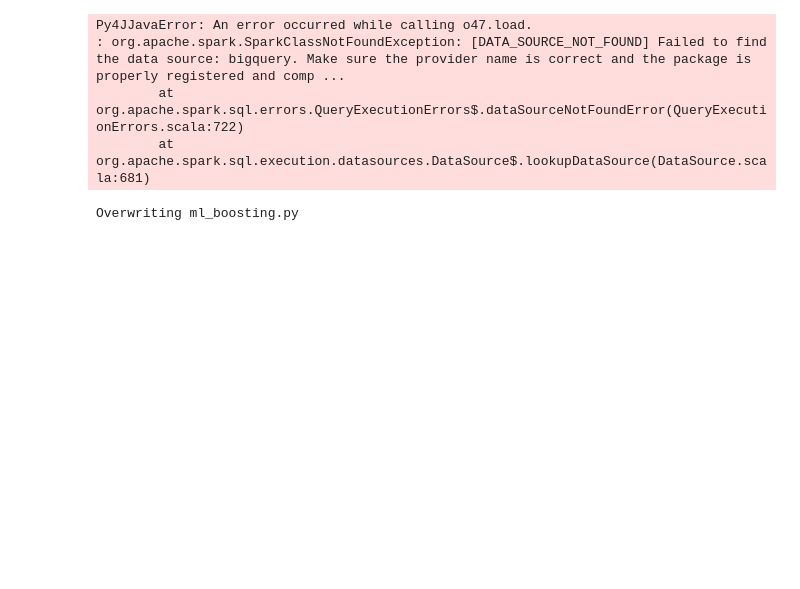
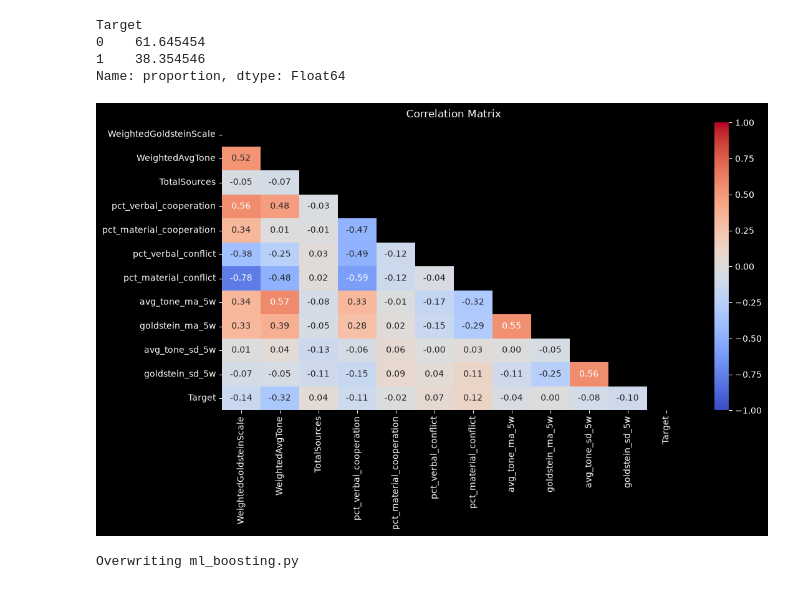
Before and after one commit to MarcoGennaro01/etl_pipeline_gdelt_data, a Jupyter notebook: notebooks/ml.ipynb, the cells around one changed output. Drawn from its saved outputs; the diff is of its cells as text; code cells hidden in the pictures; blank space fills up the shorter version.

```diff
--- a/notebooks/ml.ipynb
+++ b/notebooks/ml.ipynb
@@ -1,8 +1,11 @@
 # %%
-from pyspark.sql import SparkSession
-import time
+from google.cloud import bigquery
 import os
 from dotenv import load_dotenv
+import seaborn as sns
+import matplotlib.pyplot as plt
+import numpy as np
+import datetime
 
 load_dotenv()
 
@@ -10,14 +13,31 @@ PROJECT_ID = os.getenv("GCP_PROJECT_ID")
 DATASET_ID = os.getenv("BIG_QUERY_DATASET")
 DM_TABLE_NAME = os.getenv("DM_TABLE_NAME")
 DM_TABLE_ID = f"{PROJECT_ID}.{DATASET_ID}.{DM_TABLE_NAME}"
+BUCKET_NAME = "gdelt-ml-ccbd-mg-bucket"
 
-spark = SparkSession.builder.getOrCreate()
-df = spark.read.format("bigquery").option("table", DM_TABLE_ID).load()
+
+client = bigquery.Client(project=PROJECT_ID)
+query = f"""
+    SELECT *
+    FROM `{PROJECT_ID}.{DATASET_ID}.{DM_TABLE_NAME}`
+"""
+df = client.query(query).to_dataframe()
-# %% [output]
-Py4JJavaError: An error occurred while calling o47.load.
-: org.apache.spark.SparkClassNotFoundException: [DATA_SOURCE_NOT_FOUND] Failed to find the data source: bigquery. Make sure the provider name is correct and the package is properly registered and comp ...
-        at org.apache.spark.sql.errors.QueryExecutionErrors$.dataSourceNotFoundError(QueryExecutionErrors.scala:722)
-        at org.apache.spark.sql.execution.datasources.DataSource$.lookupDataSource(DataSource.scala:681)
+# %%
+df["Target"].value_counts(normalize=True) * 100
+# %% [output]
+Target
+0    61.645454
+1    38.354546
+Name: proportion, dtype: Float64
+# %%
+corr = df.select_dtypes(include="number").corr()
+plt.figure(figsize=(12, 6))
+mask = np.triu(np.ones_like(corr, dtype=bool))
+sns.heatmap(corr, annot=True, cmap="coolwarm", vmin=-1, vmax=1, fmt=".2f", mask=mask)
+plt.title("Correlation Matrix")
+plt.show()
+# %% [output]
+[figure, added]
 # %%
 %%writefile ml_boosting.py
 
```
Also changed, not shown: parts of 7 cells of this notebook, 11 other files.
